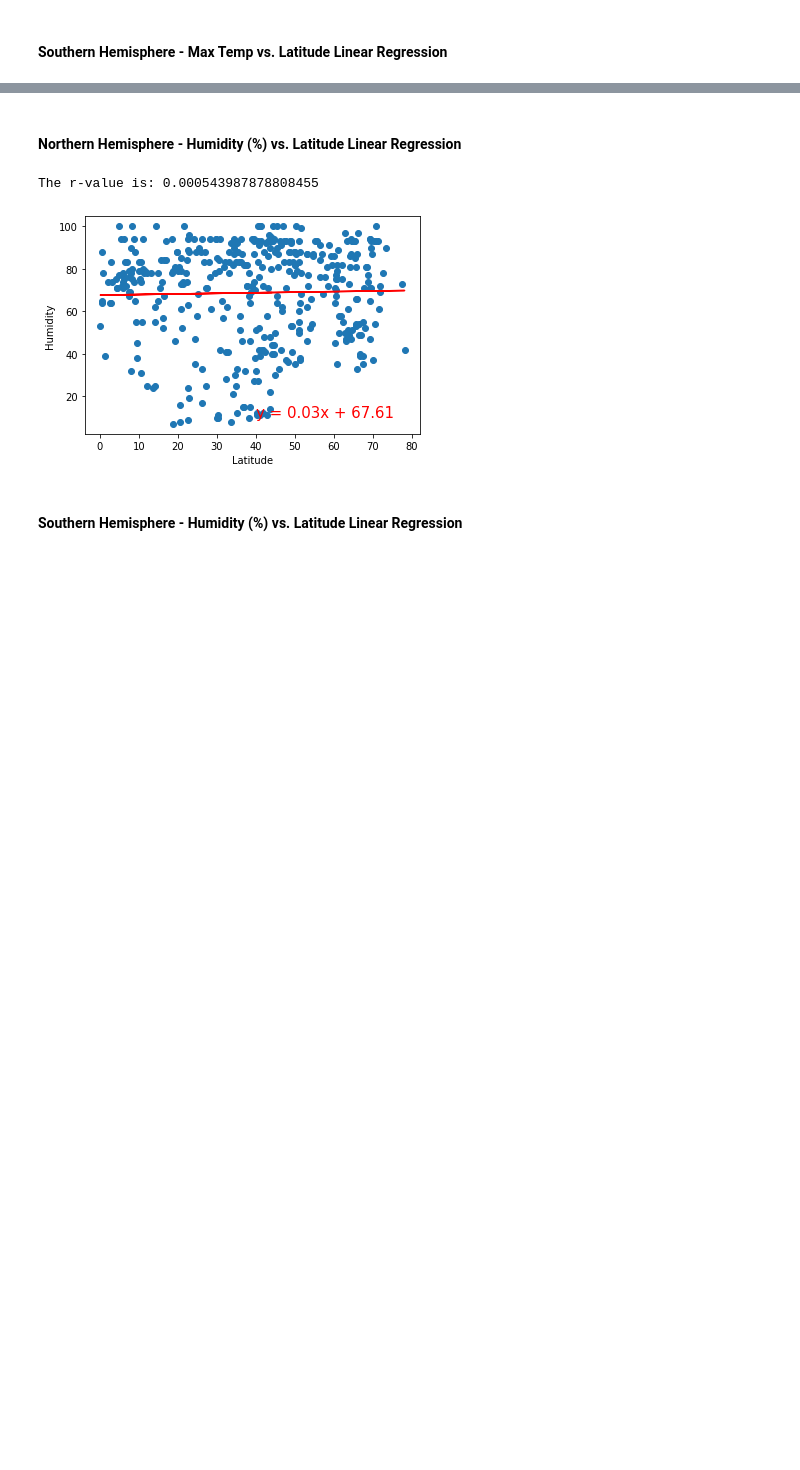
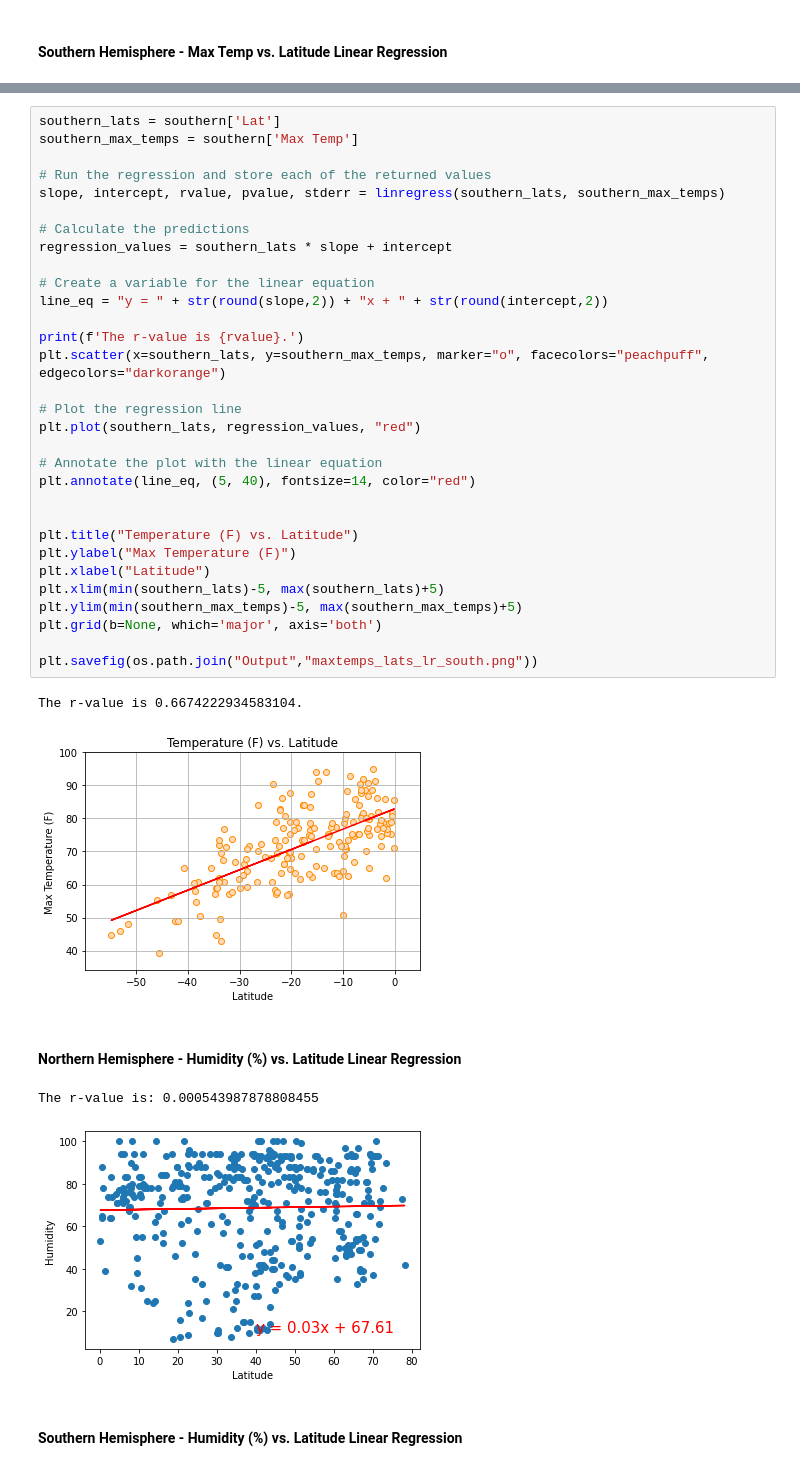
Before and after one commit to KaiCee2010/python-api-challenge, a Jupyter notebook: WeatherPy/WeatherPy.ipynb, the cells around one changed output, grey strips where cells are left out. Drawn from its saved outputs; the diff is of its cells as text; blank space fills up the shorter version.

Commit message:
Added code to northern and southern hemispheres plot latitude vs max_temps linear regression.

```diff
--- a/WeatherPy/WeatherPy.ipynb
+++ b/WeatherPy/WeatherPy.ipynb
@@ -254,3 +294,37 @@ The r-value is: 0.6082708688906918
+# %%
+southern_lats = southern['Lat']
+southern_max_temps = southern['Max Temp']
+
+# Run the regression and store each of the returned values
+slope, intercept, rvalue, pvalue, stderr = linregress(southern_lats, southern_max_temps)
+
+# Calculate the predictions
+regression_values = southern_lats * slope + intercept
+
+# Create a variable for the linear equation
+line_eq = "y = " + str(round(slope,2)) + "x + " + str(round(intercept,2))
+
+print(f'The r-value is {rvalue}.')
+plt.scatter(x=southern_lats, y=southern_max_temps, marker="o", facecolors="peachpuff", edgecolors="darkorange")
+
+# Plot the regression line
+plt.plot(southern_lats, regression_values, "red")
+
+# Annotate the plot with the linear equation
+plt.annotate(line_eq, (5, 40), fontsize=14, color="red")
+
+
+plt.title("Temperature (F) vs. Latitude")
+plt.ylabel("Max Temperature (F)")
+plt.xlabel("Latitude")
+plt.xlim(min(southern_lats)-5, max(southern_lats)+5)
+plt.ylim(min(southern_max_temps)-5, max(southern_max_temps)+5)
+plt.grid(b=None, which='major', axis='both')
+
+plt.savefig(os.path.join("Output","maxtemps_lats_lr_south.png"))
+# %% [output]
+The r-value is 0.6674222934583104.
+[figure, added]
 # %% [markdown]
 ####  Northern Hemisphere - Humidity (%) vs. Latitude Linear Regression
 # %%
```
Also changed, not shown: parts of 3 cells of this notebook, 2 other files.
